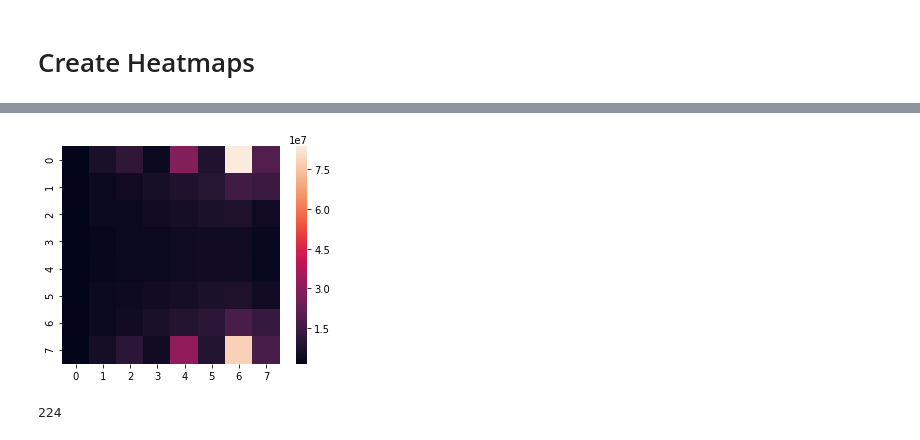
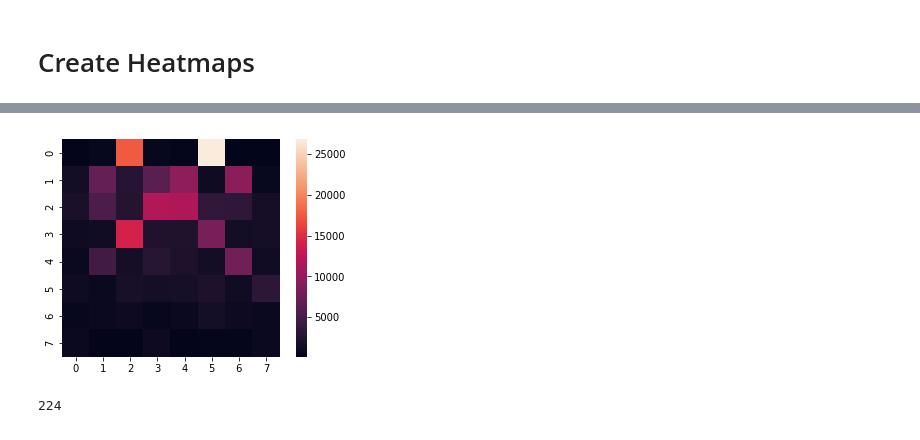
Before and after one commit to jackmerlinbruce/ChessViz, a Jupyter notebook: kingSquarer.ipynb, the cells around one changed output, grey strips where cells are left out. Drawn from its saved outputs; the diff is of its cells as text; code cells hidden in the pictures.

```diff
--- a/kingSquarer.ipynb
+++ b/kingSquarer.ipynb
@@ -141,8 +157,8 @@ Wall time: 51min 3s
 # %%
 %%time
 # Merge the dataframes
-checkmates = glob.glob("CHECK*")
-stalesmates = glob.glob("STALE*")
+checkmates = glob.glob("CHECK_pawn*")
+stalesmates = glob.glob("STALE_pawn*")
 
 def reshape_dataframes(dataframes):
     '''
@@ -185,7 +217,7 @@ Wall time: 100 ms
 # %%
 %%time
-num_sm = round(sum(sum(reshaped_stalemates))/1000000,1)
-print( f"The most common square for a king to end up on in a draw, from {num_sm/2} million games" )
+num_sm = round(sum(sum(reshaped_stalemates))/1000,1)
+print( f"The most common square for a king to end up on in a draw, from {num_sm/2} thousand games" )
 heatmap = sns.heatmap(reshaped_stalemates, square=True)
 heatmap = heatmap.get_figure()
 heatmap.savefig("heatmap-stale")
@@ -196,4 +228,4 @@ Wall time: 116 ms
-[figure, old version]
+[figure, new version]
 # %%
 #Started out with 10 billion lines in text files, representing 450 million games of chess (400 GB)
 #Trimmed this down one line per game, i.e., 450 million lines (1.5 GB)
```
Also changed, not shown: parts of 7 cells of this notebook, 2 other files.
